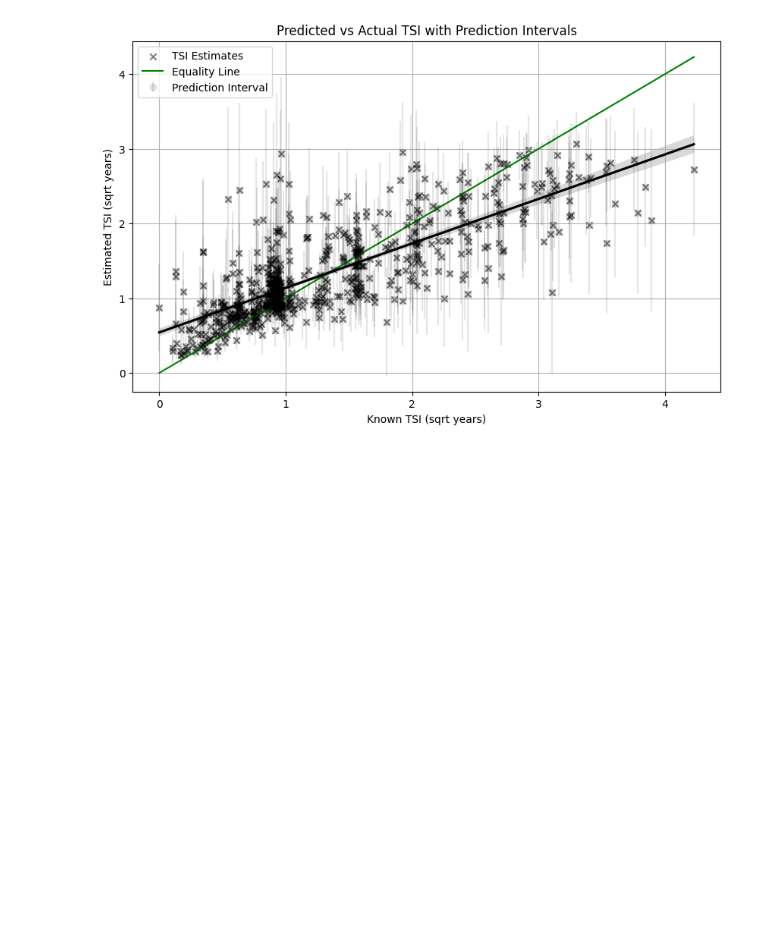
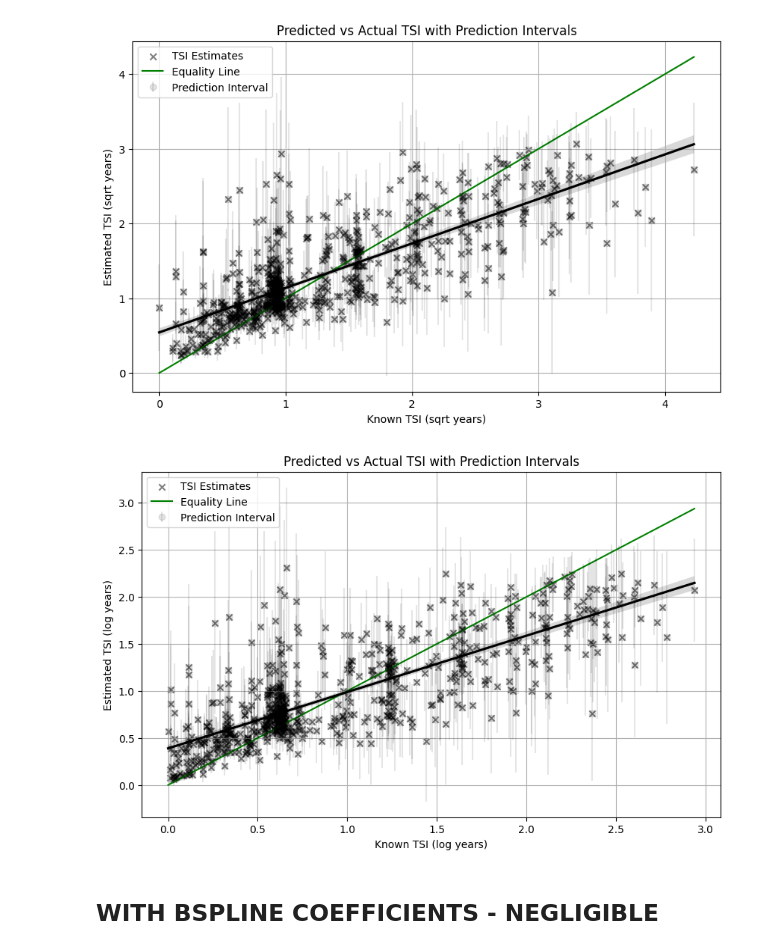
Before and after one commit to andreawickman/ic_research_project, a Jupyter notebook: 7_continuous_predictive_model.ipynb, the cells around one changed output. Saved outputs shown, nothing was run; the diff lists cells and outputs as text; code cells hidden in the pictures; blank space fills up the shorter version.

```diff
--- a/7_continuous_predictive_model.ipynb
+++ b/7_continuous_predictive_model.ipynb
@@ -10,6 +10,7 @@ import seaborn as sns
 #IMPORT TRAIN AND TEST SETS
 train_features = pd.read_csv('./data/derived/feature_selection/training_data.csv', index_col=0)
 test_features = pd.read_csv('./data/derived/feature_selection/test_data.csv', index_col=0)
+combined = pd.concat([train_features, test_features])
 
 features = [
     'genome_lrtt', 'genome_maf12c', 'genome_maf3c', 'genome_ambig',
@@ -213,17 +311,17 @@ for train_index, test_index in loo.split(X):
     y_train, y_test = y.iloc[train_index], y.iloc[test_index]
 
     # Train Random Forest model
-    model = RandomForestRegressor(n_estimators=100, random_state=42,
-                                    bootstrap= True,
-                                    max_depth= 10,
-                                    max_features= 'sqrt',
-                                    min_samples_leaf= 1,
-                                    min_samples_split= 10,
-                                    )
-    model.fit(X_train, y_train)
+    model_log = RandomForestRegressor(n_estimators= 300, random_state=42,
+                                        bootstrap= True,
+                                        max_depth= 10,
+                                        max_features= 'sqrt',
+                                        min_samples_leaf= 2,
+                                        min_samples_split= 5,
+                                        )
+    model_log.fit(X_train, y_train)
 
     # Make predictions
-    y_pred = model.predict(X_test)
+    y_pred = model_log.predict(X_test)
 
     # Store results
     predictions.append(y_pred[0])
@@ -236,12 +334,12 @@ true_values = np.array(true_values)
 prediction_errors = np.array(prediction_errors)
 
 # Train a model on the mean absolute errors to generate prediction intervals
-error_model = RandomForestRegressor(n_estimators=100, random_state=42,
+error_model = RandomForestRegressor(n_estimators= 300, random_state=42,   #log model
                                     bootstrap= True,
                                     max_depth= 10,
                                     max_features= 'sqrt',
-                                    min_samples_leaf= 1,
-                                    min_samples_split= 10,
+                                    min_samples_leaf= 2,
+                                    min_samples_split= 5,
                                     )
 error_model.fit(X, prediction_errors)
 
@@ -254,4 +352,9 @@ r2 = r2_score(true_values, predictions)
 
 print(f"Mean Squared Error: {mse}")
 print(f"R-squared: {r2}")
+
+'''SQRT TRANSFORMATION:
+Mean Squared Error: 0.26945519141545954
+R-squared: 0.6079236305146587
+'''
 # %% [output]
@@ -273,3 +377,21 @@ plt.savefig('./outputs/predictions/predicted_tsi_years_loocv.png')
 plt.show()
 # %% [output]
 [figure]
+# %%
+# Plot predicted vs actual values with prediction intervals
+plt.figure(figsize=(10, 6))
+plt.scatter(true_values, predictions, alpha=0.5, label='TSI Estimates', color='black', marker='x') #predictions vs true values
+plt.plot([true_values.min(), true_values.max()], [true_values.min(), true_values.max()], 'g-', label='Equality Line') #equality line
+sns.regplot(x=true_values, y=predictions, scatter=False, ci=95, color='black') #regression line
+plt.errorbar(true_values, predictions, yerr=prediction_intervals, fmt='o', alpha=0.1, color='black', label='Prediction Interval')
+plt.xlabel('Known TSI (log years)')
+plt.ylabel('Estimated TSI (log years)')
+plt.title('Predicted vs Actual TSI with Prediction Intervals')
+plt.legend()
+plt.grid(True)
+plt.savefig('./outputs/predictions/predicted_log_tsi_years_loocv.png')
+plt.show()
+# %% [output]
+[figure, added]
+# %% [markdown]
+## WITH BSPLINE COEFFICIENTS - NEGLIGIBLE
```
Also changed, not shown: parts of 19 cells of this notebook, 7 other files.
